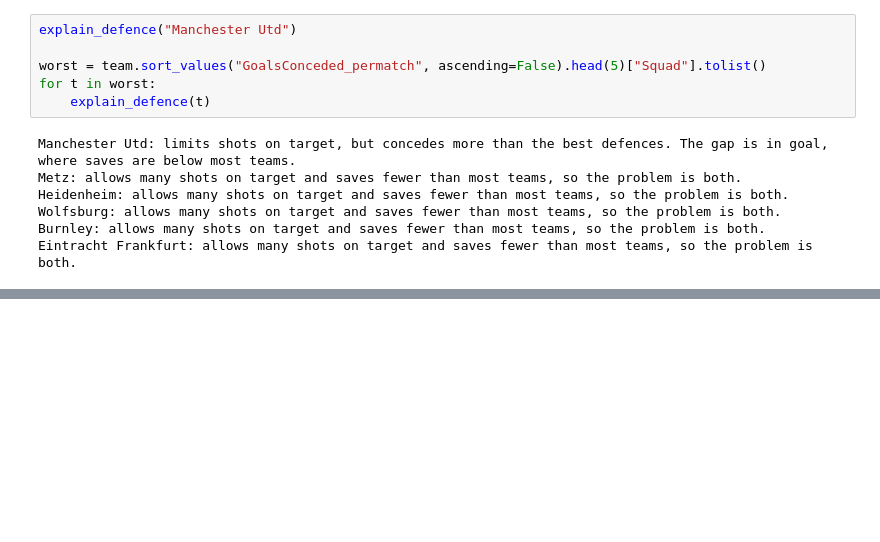
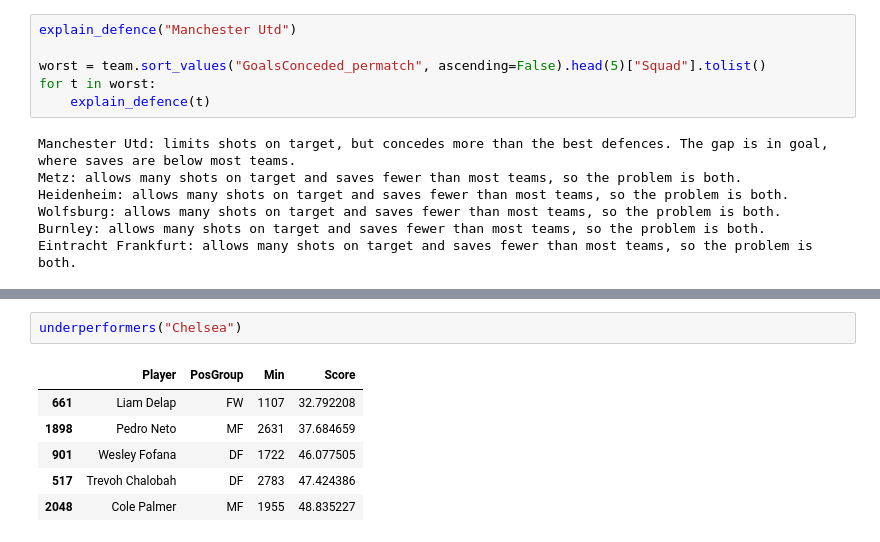
Before and after one commit to TamukaTom/We-need-players, a Jupyter notebook: explore.ipynb, the cells around one changed output, grey strips where cells are left out. Saved outputs shown, nothing was run; the diff lists cells and outputs as text; blank space fills up the shorter version.

```diff
--- a/explore.ipynb
+++ b/explore.ipynb
@@ -405,0 +452,9 @@ Teams missing keeper data: 0
+# %%
+underperformers("Chelsea")
+# %% [output]
+|  | Player | PosGroup | Min | Score |
+| 661 | Liam Delap | FW | 1107 | 32.792208 |
+| 1898 | Pedro Neto | MF | 2631 | 37.684659 |
+| 901 | Wesley Fofana | DF | 1722 | 46.077505 |
+| 517 | Trevoh Chalobah | DF | 2783 | 47.424386 |
+| 2048 | Cole Palmer | MF | 1955 | 48.835227 |
```
Also changed, not shown: parts of 6 cells of this notebook.
